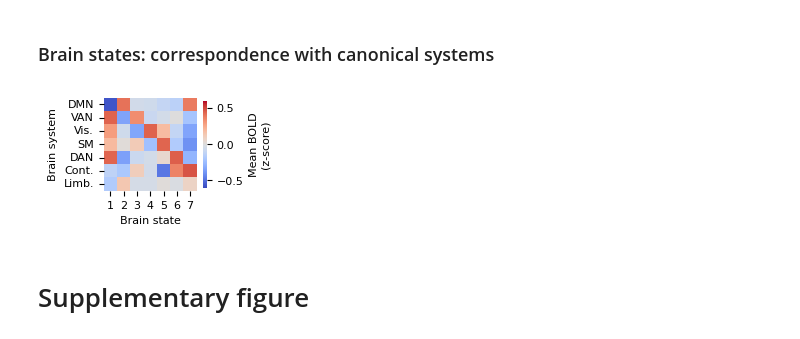
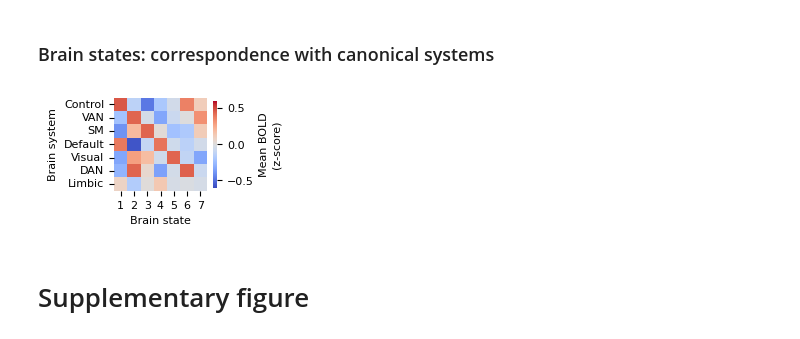
Before and after one commit to LindenParkesLab/nct_xr, a Jupyter notebook: scripts/results_fmri_clusters.ipynb, the cells around one changed output. Drawn from its saved outputs; the diff is of its cells as text; code cells hidden in the pictures.

```diff
--- a/scripts/results_fmri_clusters.ipynb
+++ b/scripts/results_fmri_clusters.ipynb
@@ -67,7 +80,7 @@ k_range = range(2, 20)
 inertia = []
 # silhouette_avg = []
 for k in k_range:
-    fmri_clusters_file = 'hcp_fmri_clusters_k-{0}.npy'.format(k)
+    fmri_clusters_file = '{0}_{1}_{2}_fmri_clusters_k-{3}.npy'.format(which_data, atlas, which_fmri, k)
     fmri_clusters = np.load(os.path.join(outdir, fmri_clusters_file), allow_pickle=True).item()
     inertia_k = fmri_clusters['inertia']
     # scaled_inertia = (inertia_k / inertia_o) + (alpha_k * k)
@@ -91,10 +115,14 @@ f.savefig(os.path.join(outdir, "inertia.svg"), dpi=600, bbox_inches="tight", pad
 # %%
 # load rsfMRI clusters
-k = 7
-fmri_clusters_file = 'hcp_fmri_clusters_k-{0}.npy'.format(k)
+fmri_clusters_file = '{0}_{1}_{2}_fmri_clusters_k-{3}.npy'.format(which_data, atlas, which_fmri, k)
 fmri_clusters = np.load(os.path.join(outdir, fmri_clusters_file), allow_pickle=True).item()
 print(fmri_clusters.keys())
 centroids = fmri_clusters['centroids']
+if which_data == 'HCPYA':
+    if which_fmri == 'rsts':
+        # state_swap_idx = [0, 3, 1, 2, 5, 6, 4]
+        state_swap_idx = [0, 1, 2, 3, 4, 5, 6]
+        centroids = centroids[state_swap_idx, :]
 labels = fmri_clusters['labels']
 n_states = centroids.shape[0]
 n_labels = labels.shape[0]
@@ -115,7 +136,8 @@ state_subj_frac
 ### Brain states: scatter
 # %%
 for state_idx in np.arange(n_states):
-    # f = brain_scatter_plot(parcel_coords=parc_centroids, node_data=centroids[state_idx, :], vmin=-1.25, vmax=1.25, cmap='coolwarm')
-    f = brain_scatter_plot(parcel_coords=parc_centroids, node_data=centroids[state_idx, :], cmap='coolwarm', add_colorbar=True)
+    print(state_idx+1)
+    f = brain_scatter_plot(parcel_coords=parc_centroids, node_data=centroids[state_idx, :], vmin=-.8, vmax=.8, cmap='coolwarm', add_colorbar=False) #
+    # f = brain_scatter_plot(parcel_coords=parc_centroids, node_data=centroids[state_idx, :], cmap='coolwarm', add_colorbar=True)
     f.savefig(os.path.join(outdir, "k-{0}_cluster_{1}.svg".format(n_states, state_idx)), dpi=600, bbox_inches="tight", pad_inches=0.01)
 # %% [output]
@@ -162,28 +185,30 @@ ax.set_yticklabels(y_tick_labels, rotation=0)
 # %% [markdown]
 ### Brain states: correspondence with canonical systems
 # %%
-yeo_systems = ['Default', 'SalVentAttn', 'Vis', 'SomMot', 'DorsAttn', 'Cont', 'Limbic'] # k = 7
-yeo_systems_labels = ['DMN', 'VAN', 'Vis.', 'SM', 'DAN', 'Cont.', 'Limb.'] # k = 7
-n_systems = len(yeo_systems)
-mean_activity = np.zeros((n_systems, n_states))
-for system_idx in np.arange(n_systems):
-    system_mask = get_schaefer_system_mask(parc_centroids.index, system=yeo_systems[system_idx])
-    for state_idx in np.arange(n_states):
-        mean_activity[system_idx, state_idx] = centroids[state_idx, system_mask].mean()
+if which_data != 'macaque':
+    yeo_systems = ['Cont', 'SalVentAttn', 'SomMot', 'Default', 'Vis', 'DorsAttn', 'Limbic'] # k = 7
+    yeo_systems_labels = ['Control', 'VAN', 'SM', 'Default', 'Visual', 'DAN', 'Limbic'] # k = 7
 
-f, ax = plt.subplots(1, 1, figsize=(1.5, 1.5))
+    n_systems = len(yeo_systems)
+    mean_activity = np.zeros((n_systems, n_states))
+    for system_idx in np.arange(n_systems):
+        system_mask = get_schaefer_system_mask(parc_centroids.index, system=yeo_systems[system_idx])
+        for state_idx in np.arange(n_states):
+            mean_activity[system_idx, state_idx] = np.nanmean(centroids[state_idx, system_mask])
 
-sns.heatmap(mean_activity, square=True, cmap='coolwarm', center=0, vmin=-0.6, vmax=0.6, cbar_kws={'shrink': 0.75, 'label': 'Mean BOLD\n(z-score)'})
-ax.set_xlabel('Brain state')
-ax.set_ylabel('Brain system')
+    f, ax = plt.subplots(1, 1, figsize=(1.5, 1.5))
 
-x_tick_labels = []
-for tick in ax.get_xticklabels():
-    x_tick_labels.append(int(tick.get_text()) + 1)
-ax.set_xticklabels(x_tick_labels, rotation=0)
-ax.set_yticklabels(yeo_systems_labels, rotation=0)
-f.savefig(os.path.join(outdir, "brain_state_system_mapping.svg".format(n_states, state_idx)), dpi=600, bbox_inches="tight", pad_inches=0.01)
+    sns.heatmap(mean_activity, square=True, cmap='coolwarm', center=0, vmin=-0.6, vmax=0.6, cbar_kws={'shrink': 0.75, 'label': 'Mean BOLD\n(z-score)'})
+    ax.set_xlabel('Brain state')
+    ax.set_ylabel('Brain system')
+
+    x_tick_labels = []
+    for tick in ax.get_xticklabels():
+        x_tick_labels.append(int(tick.get_text()) + 1)
+    ax.set_xticklabels(x_tick_labels, rotation=0)
+    ax.set_yticklabels(yeo_systems_labels, rotation=0)
+    f.savefig(os.path.join(outdir, "brain_state_system_mapping.svg".format(n_states, state_idx)), dpi=600, bbox_inches="tight", pad_inches=0.01)
 # %% [output]
-[figure, old version]
+[figure, new version]
 # %% [markdown]
 # Supplementary figure
```
Also changed, not shown: parts of 11 cells of this notebook.
